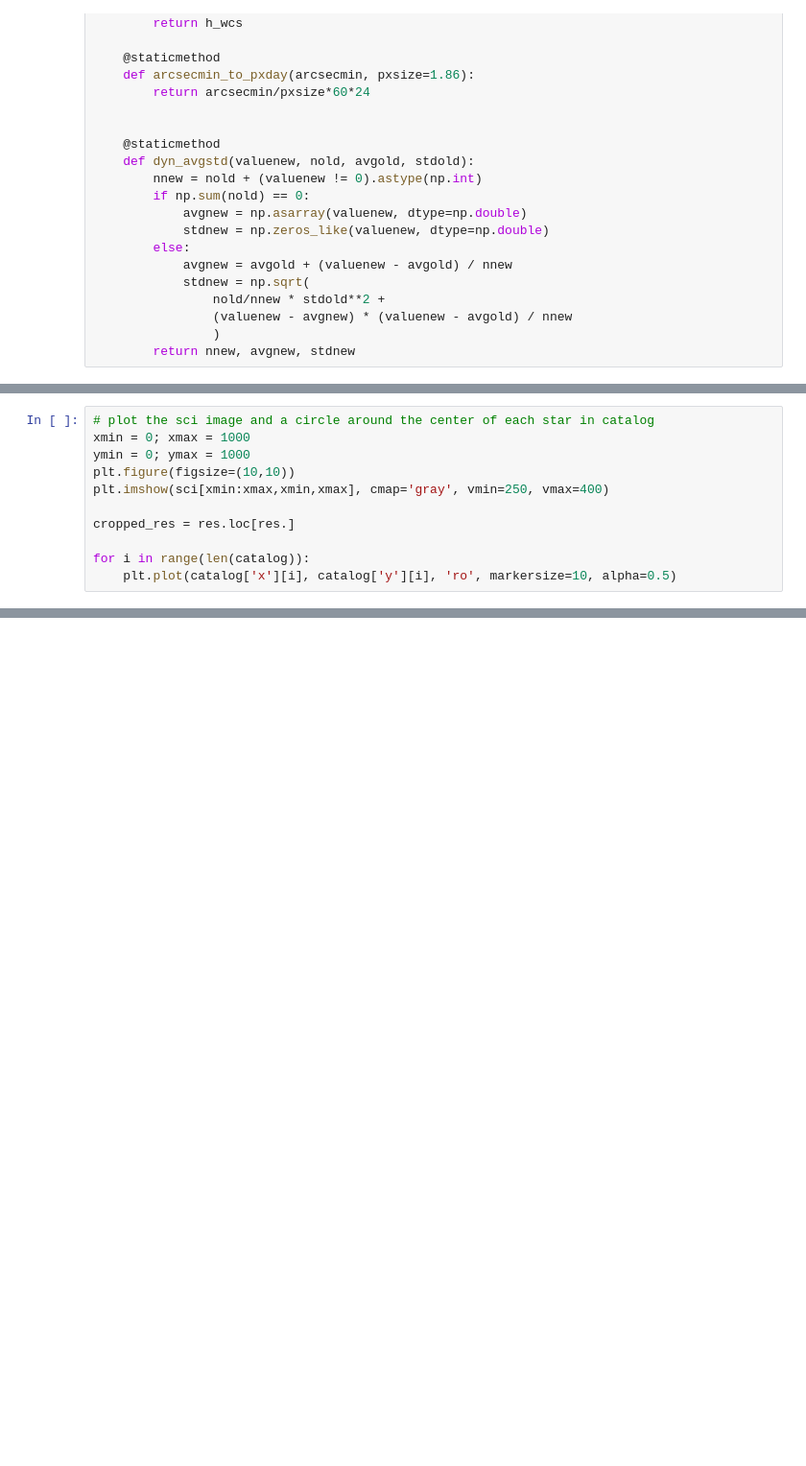
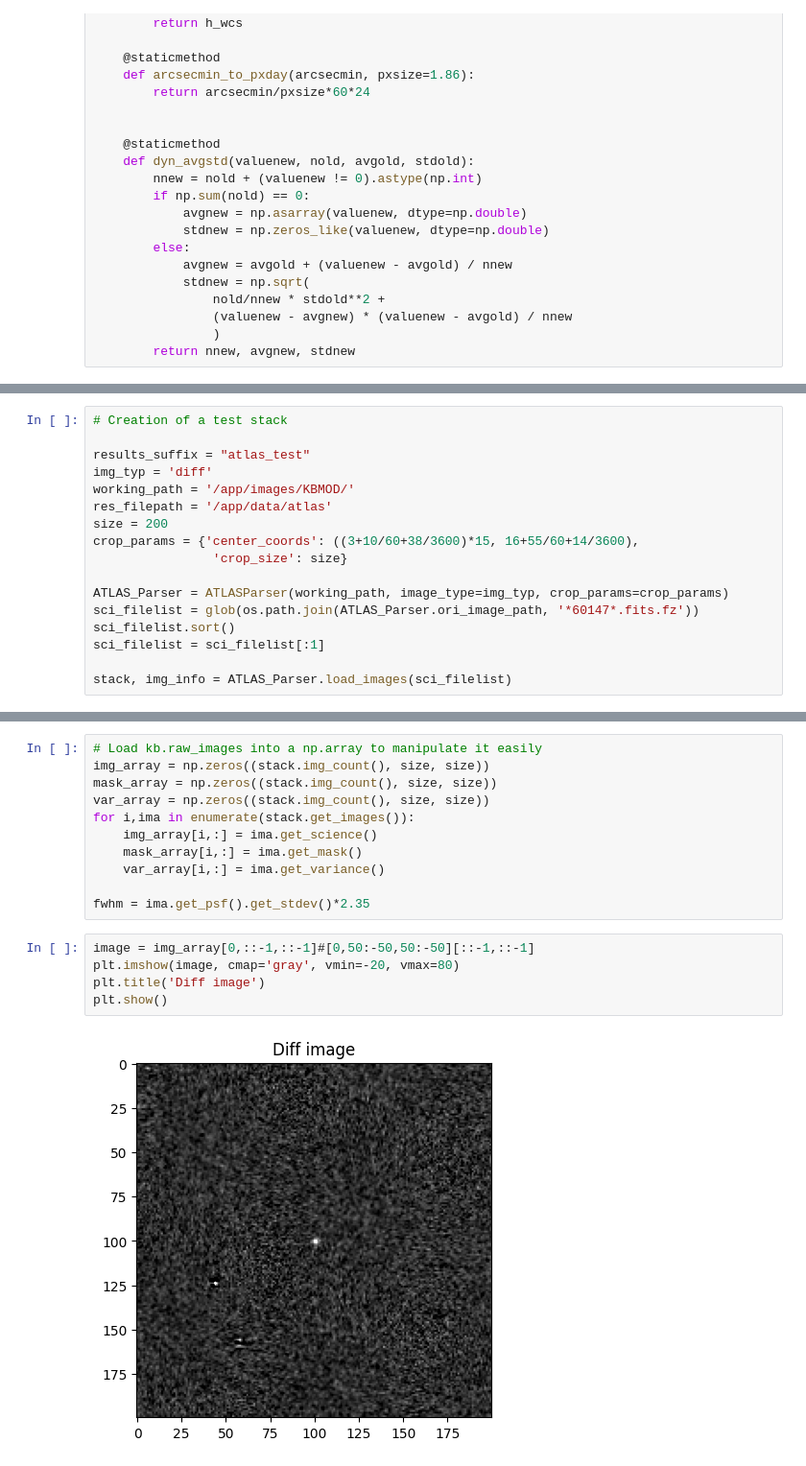
Before and after one commit to miguelralarcon/kbmod_atlas, a Jupyter notebook: lab/residual_masking.ipynb, the cells around one changed output, grey strips where cells are left out. Shown at 96% size. Drawn from its saved outputs; the diff is of its cells as text; blank space fills up the shorter version.

```diff
--- a/lab/residual_masking.ipynb
+++ b/lab/residual_masking.ipynb
@@ -1400,11 +265,0 @@ array([6.12276752e+10, 6.15257478e+10, 6.18408987e+10, ...,
-# %%
-# plot the sci image and a circle around the center of each star in catalog
-xmin = 0; xmax = 1000
-ymin = 0; ymax = 1000
-plt.figure(figsize=(10,10))
-plt.imshow(sci[xmin:xmax,xmin,xmax], cmap='gray', vmin=250, vmax=400)
-
-cropped_res = res.loc[res.]
-
-for i in range(len(catalog)):
-    plt.plot(catalog['x'][i], catalog['y'][i], 'ro', markersize=10, alpha=0.5)
@@ -1481,0 +266,17 @@ crop_params
+# %%
+# Creation of a test stack
+
+results_suffix = "atlas_test"
+img_typ = 'diff'
+working_path = '/app/images/KBMOD/'
+res_filepath = '/app/data/atlas'
+size = 200
+crop_params = {'center_coords': ((3+10/60+38/3600)*15, 16+55/60+14/3600),
+                'crop_size': size}
+
+ATLAS_Parser = ATLASParser(working_path, image_type=img_typ, crop_params=crop_params)
+sci_filelist = glob(os.path.join(ATLAS_Parser.ori_image_path, '*60147*.fits.fz'))
+sci_filelist.sort()
+sci_filelist = sci_filelist[:1]
+
+stack, img_info = ATLAS_Parser.load_images(sci_filelist)
@@ -1481,0 +301,18 @@ crop_params
+# %%
+# Load kb.raw_images into a np.array to manipulate it easily
+img_array = np.zeros((stack.img_count(), size, size))
+mask_array = np.zeros((stack.img_count(), size, size))
+var_array = np.zeros((stack.img_count(), size, size))
+for i,ima in enumerate(stack.get_images()):
+    img_array[i,:] = ima.get_science()
+    mask_array[i,:] = ima.get_mask()
+    var_array[i,:] = ima.get_variance()
+
+fwhm = ima.get_psf().get_stdev()*2.35
+# %%
+image = img_array[0,::-1,::-1]#[0,50:-50,50:-50][::-1,::-1]
+plt.imshow(image, cmap='gray', vmin=-20, vmax=80)
+plt.title('Diff image')
+plt.show()
+# %% [output]
+[figure, added]
```
Also changed, not shown: parts of 99 cells of this notebook.
